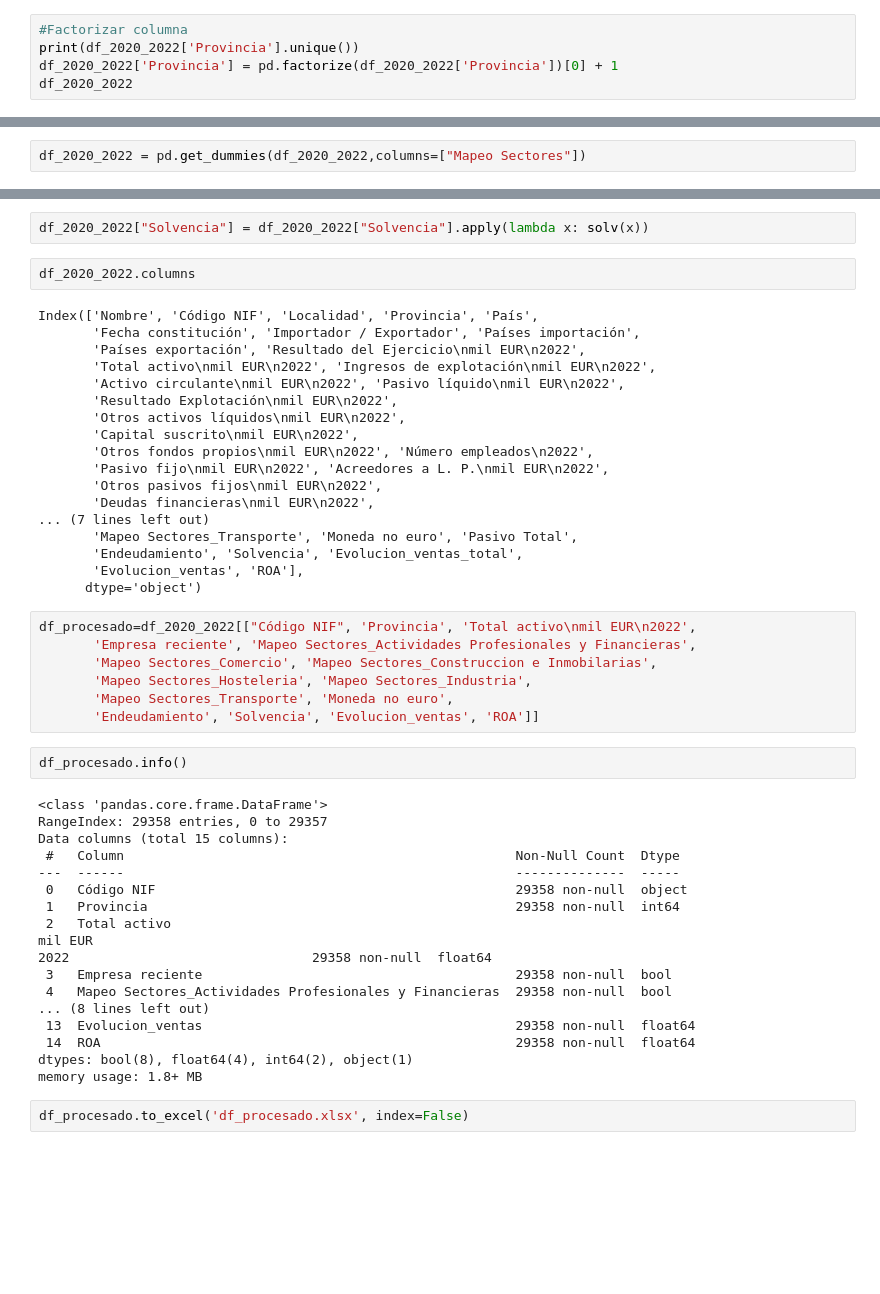
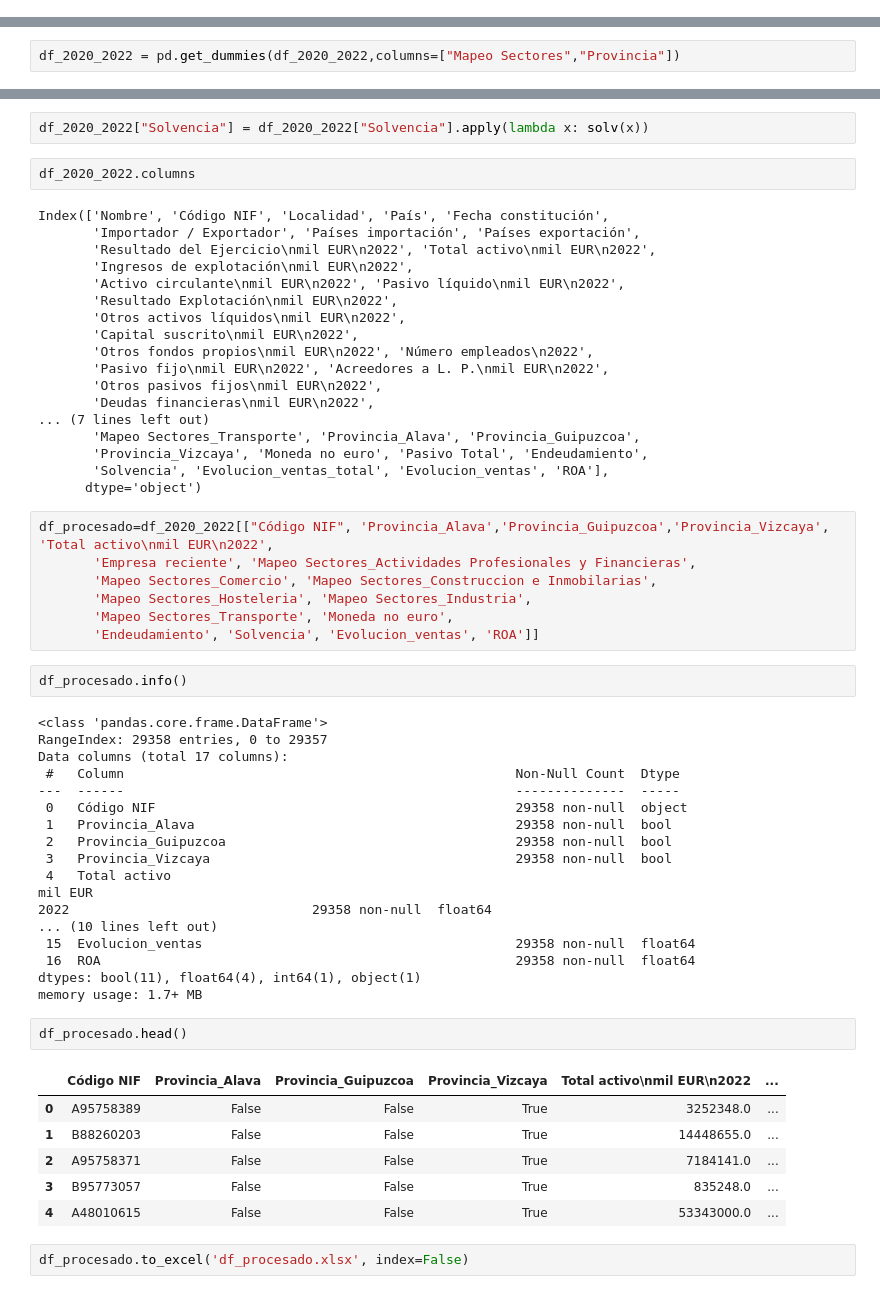
Before and after one commit to Aristondo/Equipo-Naranja, a Jupyter notebook: Reto_Procesamiento.ipynb, the cells around one changed output, grey strips where cells are left out. Drawn from its saved outputs; the diff is of its cells as text; blank space fills up the shorter version.

```diff
--- a/Reto_Procesamiento.ipynb
+++ b/Reto_Procesamiento.ipynb
@@ -253,8 +253,3 @@ df_2020_2022=df_2022_col_comunes.merge(df_2020_ingexp, on='Código NIF', how='le
 #Factorizar la columna fecha de constitución
 df_2020_2022['Fecha constitución'] = pd.to_datetime(df_2020_2022['Fecha constitución'])
 df_2020_2022['Empresa reciente'] = df_2020_2022['Fecha constitución'].apply(lambda x: False if x.year < 2019 else True)
-# %%
-#Factorizar columna
-print(df_2020_2022['Provincia'].unique())
-df_2020_2022['Provincia'] = pd.factorize(df_2020_2022['Provincia'])[0] + 1
-df_2020_2022
@@ -414,7 +378,7 @@ Hosteleria                                 1693
 Transporte                                 1221
 Name: count, dtype: int64
 # %%
-df_2020_2022 = pd.get_dummies(df_2020_2022,columns=["Mapeo Sectores"])
+df_2020_2022 = pd.get_dummies(df_2020_2022,columns=["Mapeo Sectores","Provincia"])
 # %%
 df_2020_2022 = df_2020_2022.drop(columns=["Mapeo Sectores_Otros"])
 # %%
@@ -615,10 +595,10 @@ df_2020_2022["Solvencia"] = df_2020_2022["Solvencia"].apply(lambda x: solv(x))
 # %%
 df_2020_2022.columns
 # %% [output]
-Index(['Nombre', 'Código NIF', 'Localidad', 'Provincia', 'País',
-       'Fecha constitución', 'Importador / Exportador', 'Países importación',
-       'Países exportación', 'Resultado del Ejercicio\nmil EUR\n2022',
-       'Total activo\nmil EUR\n2022', 'Ingresos de explotación\nmil EUR\n2022',
+Index(['Nombre', 'Código NIF', 'Localidad', 'País', 'Fecha constitución',
+       'Importador / Exportador', 'Países importación', 'Países exportación',
+       'Resultado del Ejercicio\nmil EUR\n2022', 'Total activo\nmil EUR\n2022',
+       'Ingresos de explotación\nmil EUR\n2022',
        'Activo circulante\nmil EUR\n2022', 'Pasivo líquido\nmil EUR\n2022',
        'Resultado Explotación\nmil EUR\n2022',
        'Otros activos líquidos\nmil EUR\n2022',
@@ -628,12 +608,12 @@ Index(['Nombre', 'Código NIF', 'Localidad', 'Provincia', 'País',
        'Otros pasivos fijos\nmil EUR\n2022',
        'Deudas financieras\nmil EUR\n2022',
 ... (7 lines left out)
-       'Mapeo Sectores_Transporte', 'Moneda no euro', 'Pasivo Total',
-       'Endeudamiento', 'Solvencia', 'Evolucion_ventas_total',
-       'Evolucion_ventas', 'ROA'],
+       'Mapeo Sectores_Transporte', 'Provincia_Alava', 'Provincia_Guipuzcoa',
+       'Provincia_Vizcaya', 'Moneda no euro', 'Pasivo Total', 'Endeudamiento',
+       'Solvencia', 'Evolucion_ventas_total', 'Evolucion_ventas', 'ROA'],
       dtype='object')
 # %%
-df_procesado=df_2020_2022[["Código NIF", 'Provincia', 'Total activo\nmil EUR\n2022',
+df_procesado=df_2020_2022[["Código NIF", 'Provincia_Alava','Provincia_Guipuzcoa','Provincia_Vizcaya', 'Total activo\nmil EUR\n2022',
        'Empresa reciente', 'Mapeo Sectores_Actividades Profesionales y Financieras',
        'Mapeo Sectores_Comercio', 'Mapeo Sectores_Construccion e Inmobilarias',
        'Mapeo Sectores_Hosteleria', 'Mapeo Sectores_Industria',
@@ -644,21 +624,30 @@ df_procesado.info()
 # %% [output]
 <class 'pandas.core.frame.DataFrame'>
 RangeIndex: 29358 entries, 0 to 29357
-Data columns (total 15 columns):
+Data columns (total 17 columns):
  #   Column                                                  Non-Null Count  Dtype
 ---  ------                                                  --------------  -----
  0   Código NIF                                              29358 non-null  object
- 1   Provincia                                               29358 non-null  int64
- 2   Total activo
+ 1   Provincia_Alava                                         29358 non-null  bool
+ 2   Provincia_Guipuzcoa                                     29358 non-null  bool
+ 3   Provincia_Vizcaya                                       29358 non-null  bool
+ 4   Total activo
 mil EUR
 2022                               29358 non-null  float64
- 3   Empresa reciente                                        29358 non-null  bool
- 4   Mapeo Sectores_Actividades Profesionales y Financieras  29358 non-null  bool
-... (8 lines left out)
- 13  Evolucion_ventas                                        29358 non-null  float64
- 14  ROA                                                     29358 non-null  float64
-dtypes: bool(8), float64(4), int64(2), object(1)
-memory usage: 1.8+ MB
+... (10 lines left out)
+ 15  Evolucion_ventas                                        29358 non-null  float64
+ 16  ROA                                                     29358 non-null  float64
+dtypes: bool(11), float64(4), int64(1), object(1)
+memory usage: 1.7+ MB
+# %%
+df_procesado.head()
+# %% [output]
+|  | Código NIF | Provincia_Alava | Provincia_Guipuzcoa | Provincia_Vizcaya | Total activo\nmil EUR\n2022 | ... |
+| 0 | A95758389 | False | False | True | 3252348.0 | ... |
+| 1 | B88260203 | False | False | True | 14448655.0 | ... |
+| 2 | A95758371 | False | False | True | 7184141.0 | ... |
+| 3 | B95773057 | False | False | True | 835248.0 | ... |
+| 4 | A48010615 | False | False | True | 53343000.0 | ... |
 # %%
 df_procesado.to_excel('df_procesado.xlsx', index=False)
 # %% [markdown]
```
Also changed, not shown: parts of 3 cells of this notebook.
